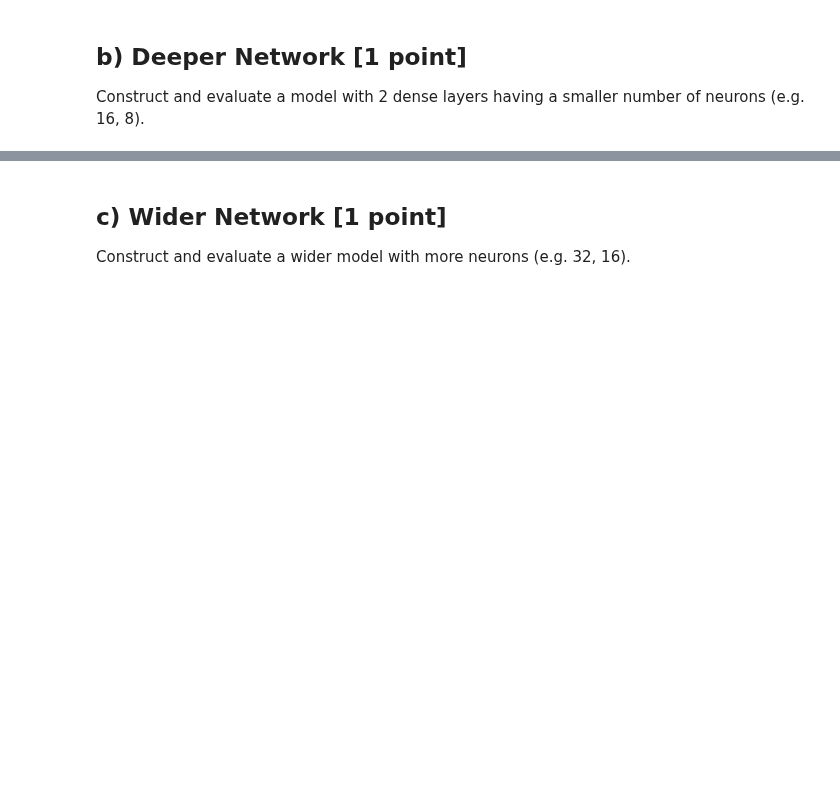
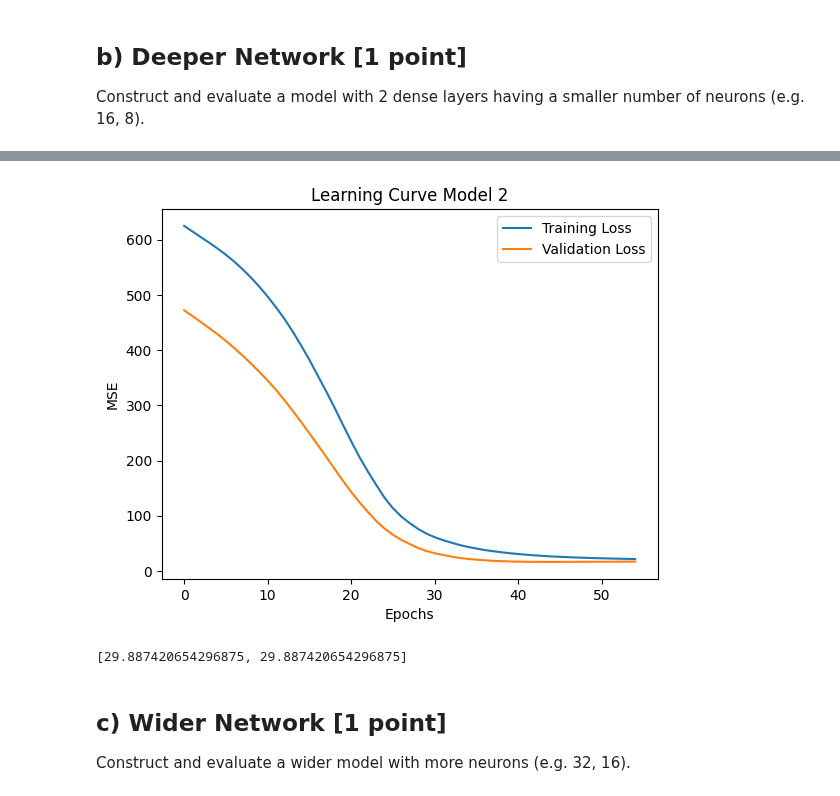
Before and after one commit to assalnekoufar/ML-DL, a Jupyter notebook: Module 2 - Model Tuning/Assignment 1 - Deep Learning using Keras/SCS_3546_Assignment_01_Fall2023.ipynb, the cells around one changed output, grey strips where cells are left out. Drawn from its saved outputs; the diff is of its cells as text; code cells hidden in the pictures; blank space fills up the shorter version.

```diff
--- a/Module 2 - Model Tuning/Assignment 1 - Deep Learning using Keras/SCS_3546_Assignment_01_Fall2023.ipynb
+++ b/Module 2 - Model Tuning/Assignment 1 - Deep Learning using Keras/SCS_3546_Assignment_01_Fall2023.ipynb
@@ -282,3 +291,23 @@ Construct and evaluate a model with 2 dense layers having a smaller number of ne
 # be sure to comment on your results for each and every question, describing not just
 # the what, but the 'how' and 'why' where possible, to demonstrate your understanding of
 # course content
+# %%
+# Let's Build the Keras Model with 2 dense layers
+model2 = Sequential([
+    Dense(16, activation = "relu", input_shape=(13,)),
+    Dense(8, activation = "relu"),
+    Dense(1)
+])
+# %%
+# Compile the keras Model2
+model2.compile(optimizer = "adam", loss = "mse", metrics = ["mse"])
+# %%
+# Let's train the model2
+history2 = model2.fit(
+    X_train_scaled, train_y,
+    validation_data = (X_val_scaled, val_y),
+    epochs = 100,
+    batch_size=32,
+    callbacks=[early_stop],
+    verbose = 1
+)
@@ -285,3 +332,20 @@ Construct and evaluate a model with 2 dense layers having a smaller number of ne
+# %%
+# Let's plot the learning curve for model 2
+plt.plot(history2.history['loss'], label='Training Loss')
+plt.plot(history2.history['val_loss'], label='Validation Loss')
+plt.xlabel('Epochs')
+plt.ylabel('MSE')
+plt.title('Learning Curve Model 2')
+plt.legend()
+plt.show()
+# %% [output]
+[figure, added]
+# %%
+# Let's evaluate the model 2
+test_mse2 = model2.evaluate(X_test_scaled,test_y, verbose = 0)
+print(test_mse2)
+# %% [output]
+[29.887420654296875, 29.887420654296875]
 # %% [markdown]
 ## c) Wider Network [1 point]
 
```
Also changed, not shown: parts of 11 cells of this notebook.
